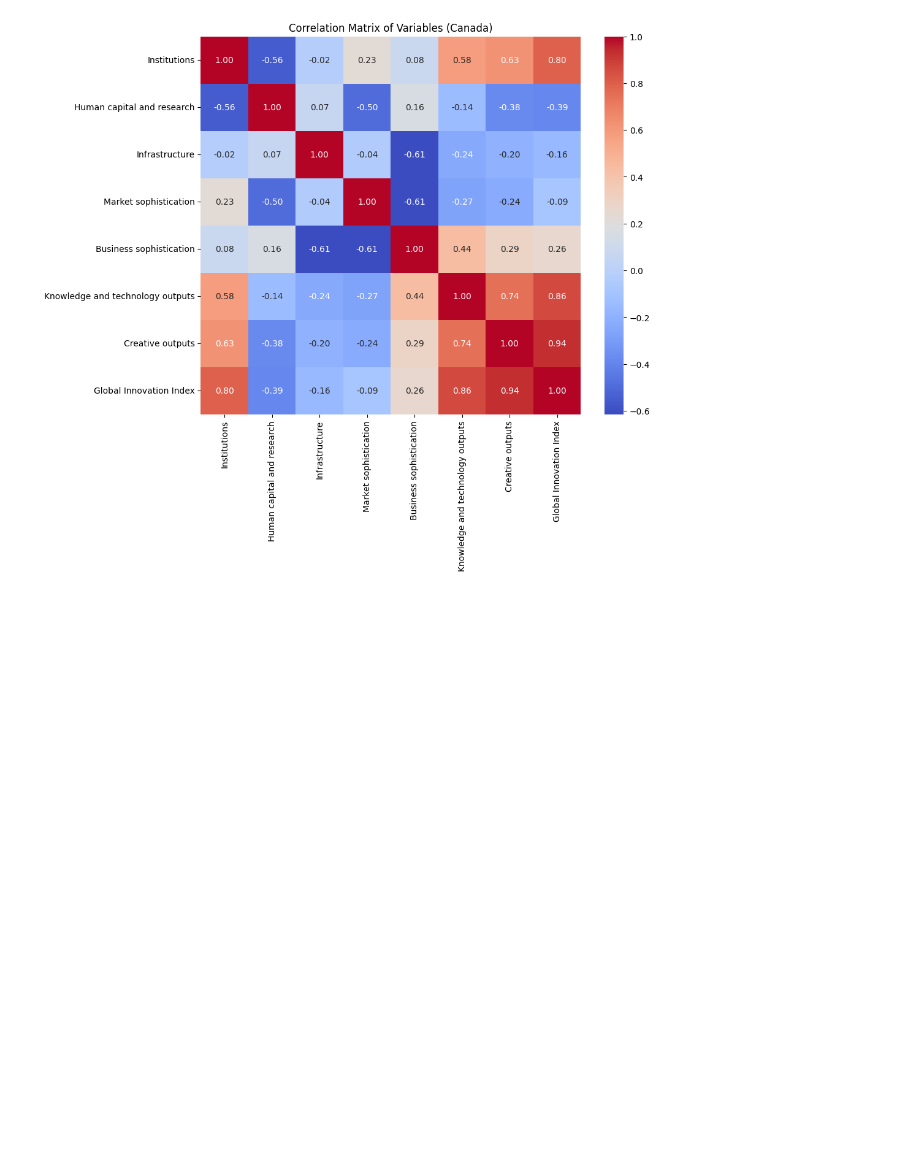
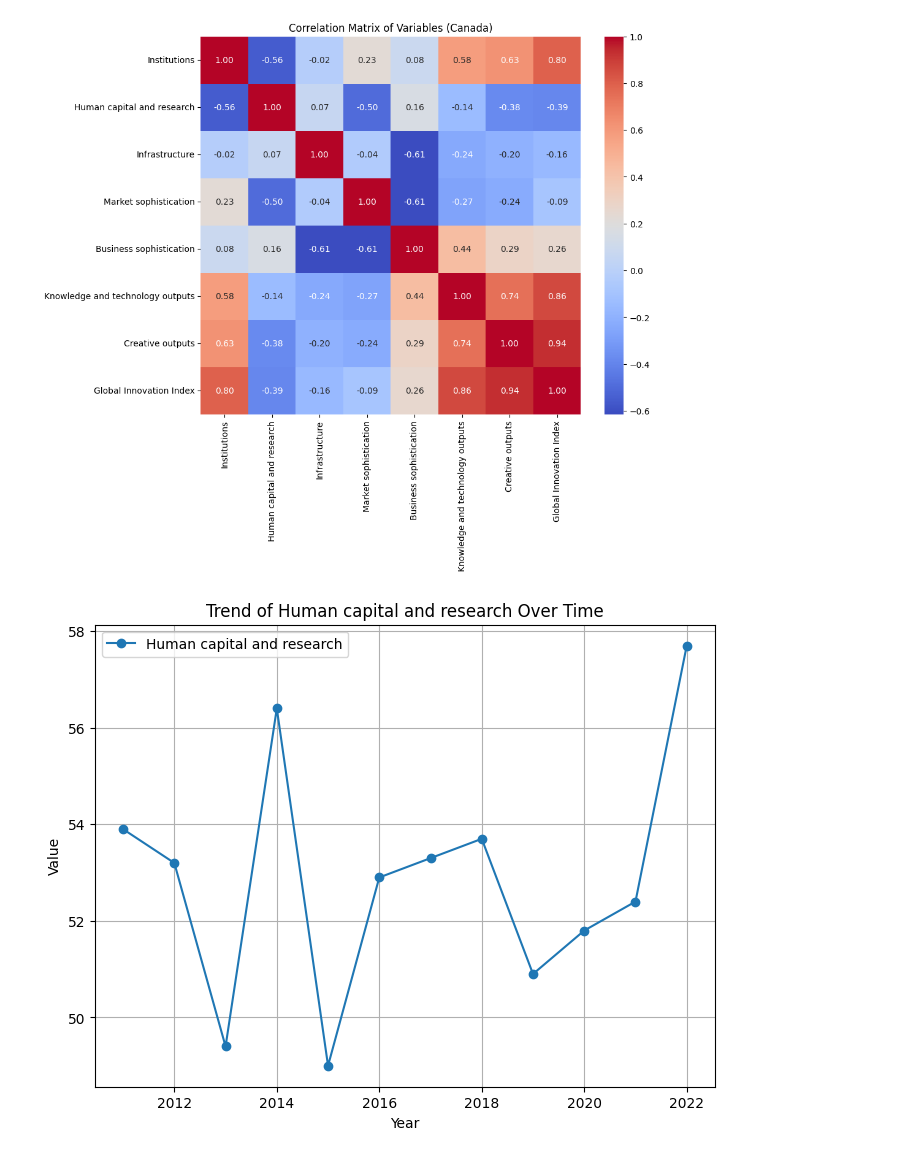
Before and after one commit to NORR3LL/1624_project, a Jupyter notebook: time_series.ipynb, the cells around one changed output. Saved outputs shown, nothing was run; the diff lists cells and outputs as text; code cells hidden in the pictures; blank space fills up the shorter version.

```diff
--- a/time_series.ipynb
+++ b/time_series.ipynb
@@ -116,3 +104,14 @@ plt.title("Correlation Matrix of Variables (Canada)")
 plt.show()
 # %% [output]
 [figure]
+# %%
+plt.figure(figsize=(8, 6))
+plt.plot(canada_data.index, canada_data['Human capital and research'], label='Human capital and research', marker='o')
+plt.title('Trend of Human capital and research Over Time')
+plt.xlabel('Year')
+plt.ylabel('Value')
+plt.legend()
+plt.grid(True)
+plt.show()
+# %% [output]
+[figure, added]
```
Also changed, not shown: parts of 4 cells of this notebook.
